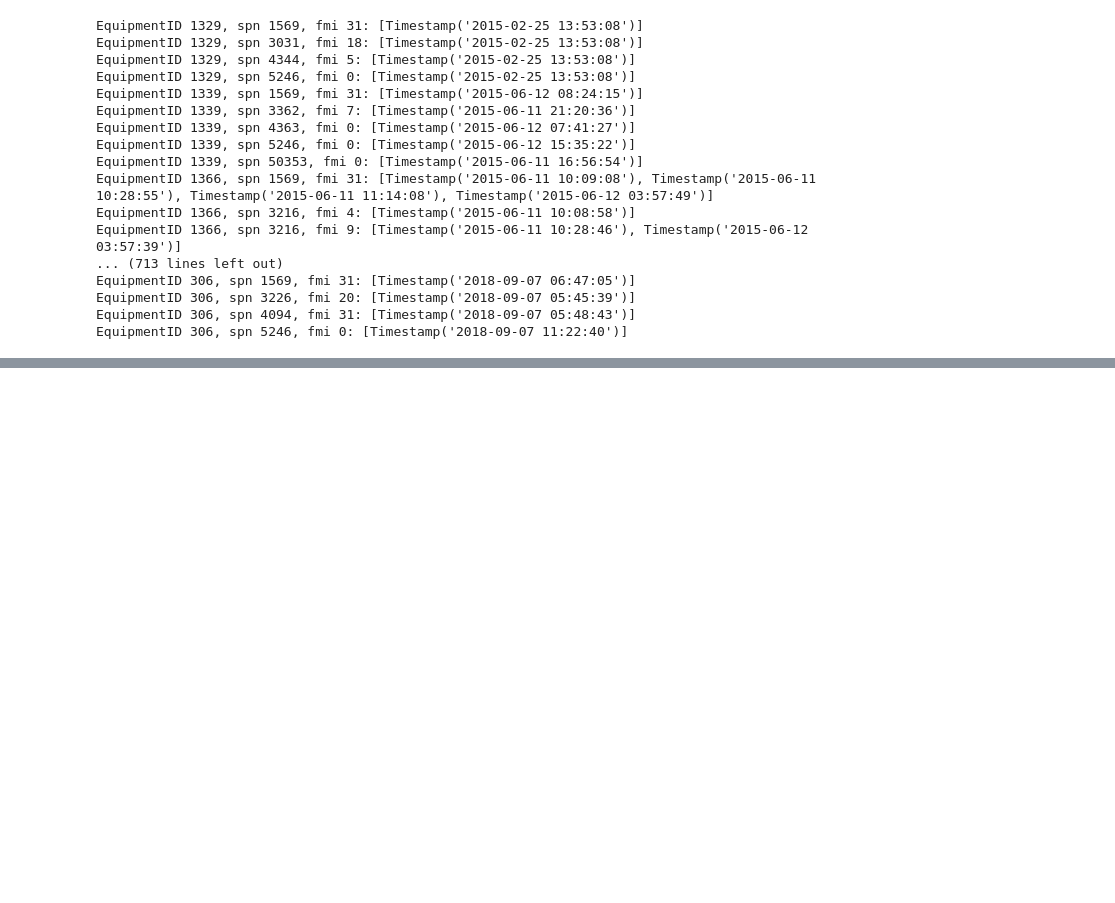
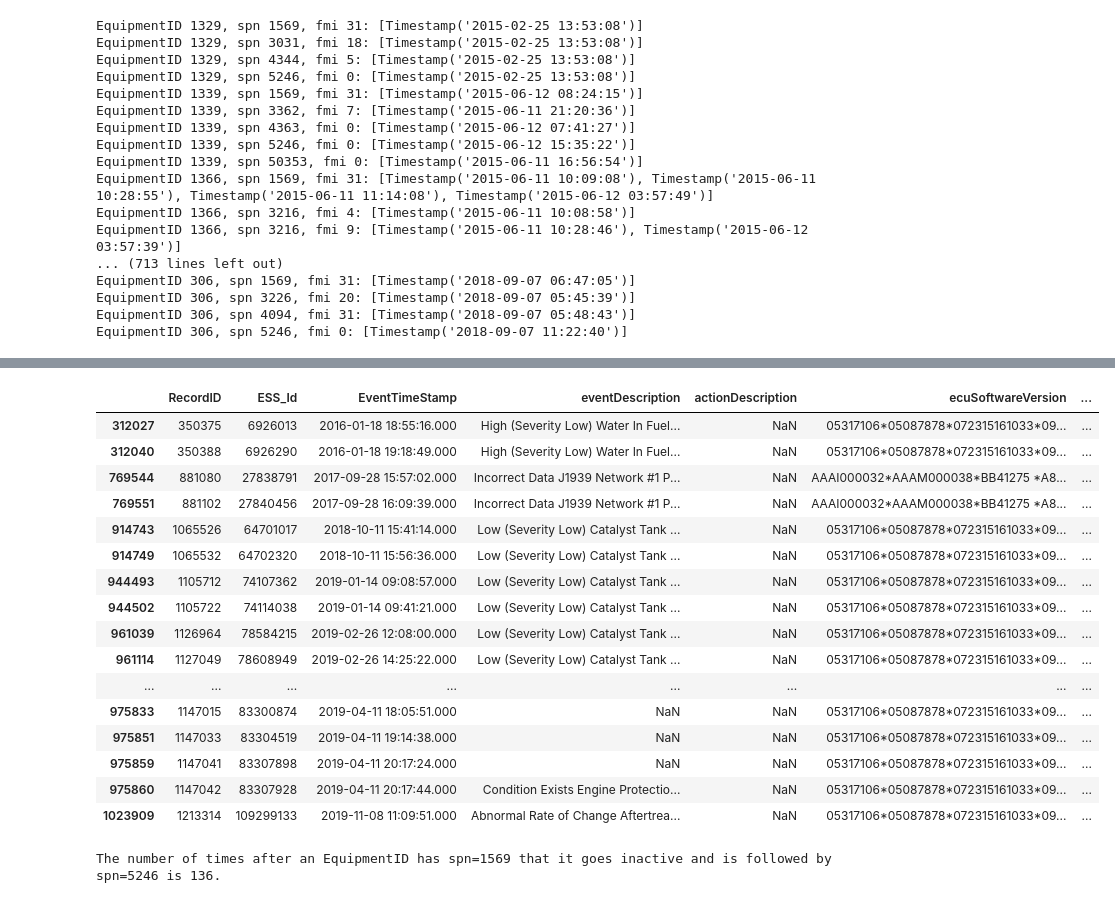
Before and after one commit to ashamaheshwari/big_g_express-predicting-derates, a Jupyter notebook: notebooks/RUL.ipynb, the cells around one changed output, grey strips where cells are left out. Saved outputs shown, nothing was run; the diff lists cells and outputs as text; code cells hidden in the pictures; blank space fills up the shorter version.

```diff
--- a/notebooks/RUL.ipynb
+++ b/notebooks/RUL.ipynb
@@ -94,3 +94,10 @@ fault_diag_filtered
 | 1051192 | 1248438 | 123893761 | 2020-03-06 12:51:53.000 | High Voltage (Fuel Level) | NaN | NaN | ... |
 | 1051193 | 1248439 | 123893762 | 2020-03-06 12:51:53.000 | High Voltage (Left Fuel Level Sen... | NaN | NaN | ... |
 336147 rows × 44 columns
+# %%
+# Extract unique EquipmentID numbers from full_derate
+unique_equip_ids = full_derate['EquipmentID'].unique()
+
+# Filter rows in fault_diag based on unique_equip_ids
+active_false = fault_diag[fault_diag['EquipmentID'].isin(unique_equip_ids)]
+active_false
@@ -1548,0 +2137,30 @@ fig.show()
+# %%
+active_false[active_false['EquipmentID']=='1834']
+# %% [output]
+|  | RecordID | ESS_Id | EventTimeStamp | eventDescription | actionDescription | ecuSoftwareVersion | ... |
+| 312027 | 350375 | 6926013 | 2016-01-18 18:55:16.000 | High (Severity Low) Water In Fuel... | NaN | 05317106*05087878*072315161033*09... | ... |
+| 312040 | 350388 | 6926290 | 2016-01-18 19:18:49.000 | High (Severity Low) Water In Fuel... | NaN | 05317106*05087878*072315161033*09... | ... |
+| 769544 | 881080 | 27838791 | 2017-09-28 15:57:02.000 | Incorrect Data J1939 Network #1 P... | NaN | AAAI000032*AAAM000038*BB41275 *A8... | ... |
+| 769551 | 881102 | 27840456 | 2017-09-28 16:09:39.000 | Incorrect Data J1939 Network #1 P... | NaN | AAAI000032*AAAM000038*BB41275 *A8... | ... |
+| 914743 | 1065526 | 64701017 | 2018-10-11 15:41:14.000 | Low (Severity Low) Catalyst Tank ... | NaN | 05317106*05087878*072315161033*09... | ... |
+| 914749 | 1065532 | 64702320 | 2018-10-11 15:56:36.000 | Low (Severity Low) Catalyst Tank ... | NaN | 05317106*05087878*072315161033*09... | ... |
+| 944493 | 1105712 | 74107362 | 2019-01-14 09:08:57.000 | Low (Severity Low) Catalyst Tank ... | NaN | 05317106*05087878*072315161033*09... | ... |
+| 944502 | 1105722 | 74114038 | 2019-01-14 09:41:21.000 | Low (Severity Low) Catalyst Tank ... | NaN | 05317106*05087878*072315161033*09... | ... |
+| 961039 | 1126964 | 78584215 | 2019-02-26 12:08:00.000 | Low (Severity Low) Catalyst Tank ... | NaN | 05317106*05087878*072315161033*09... | ... |
+| 961114 | 1127049 | 78608949 | 2019-02-26 14:25:22.000 | Low (Severity Low) Catalyst Tank ... | NaN | 05317106*05087878*072315161033*09... | ... |
+| ... | ... | ... | ... | ... | ... | ... | ... |
+| 975833 | 1147015 | 83300874 | 2019-04-11 18:05:51.000 | NaN | NaN | 05317106*05087878*072315161033*09... | ... |
+| 975851 | 1147033 | 83304519 | 2019-04-11 19:14:38.000 | NaN | NaN | 05317106*05087878*072315161033*09... | ... |
+| 975859 | 1147041 | 83307898 | 2019-04-11 20:17:24.000 | NaN | NaN | 05317106*05087878*072315161033*09... | ... |
+| 975860 | 1147042 | 83307928 | 2019-04-11 20:17:44.000 | Condition Exists Engine Protectio... | NaN | 05317106*05087878*072315161033*09... | ... |
+| 1023909 | 1213314 | 109299133 | 2019-11-08 11:09:51.000 | Abnormal Rate of Change Aftertrea... | NaN | 05317106*05087878*072315161033*09... | ... |
+# %%
+# Subset the DataFrame to only include rows where spn is 1569 or 5246
+active_false_subset = active_false[active_false['spn'].isin([1569, 5246])]
+
+# Find the rows where spn is 1569 and the following row has spn 5246 and active is False
+count = active_false_subset.loc[(active_false_subset['spn']==1569) & (active_false_subset['spn'].shift(-1)==5246) & (active_false_subset['active']==True), 'EquipmentID'].nunique()
+
+print(f"The number of times after an EquipmentID has spn=1569 that it goes inactive and is followed by spn=5246 is {count}.")
+# %% [output]
+The number of times after an EquipmentID has spn=1569 that it goes inactive and is followed by spn=5246 is 136.
```
Also changed, not shown: parts of 59 cells of this notebook.
